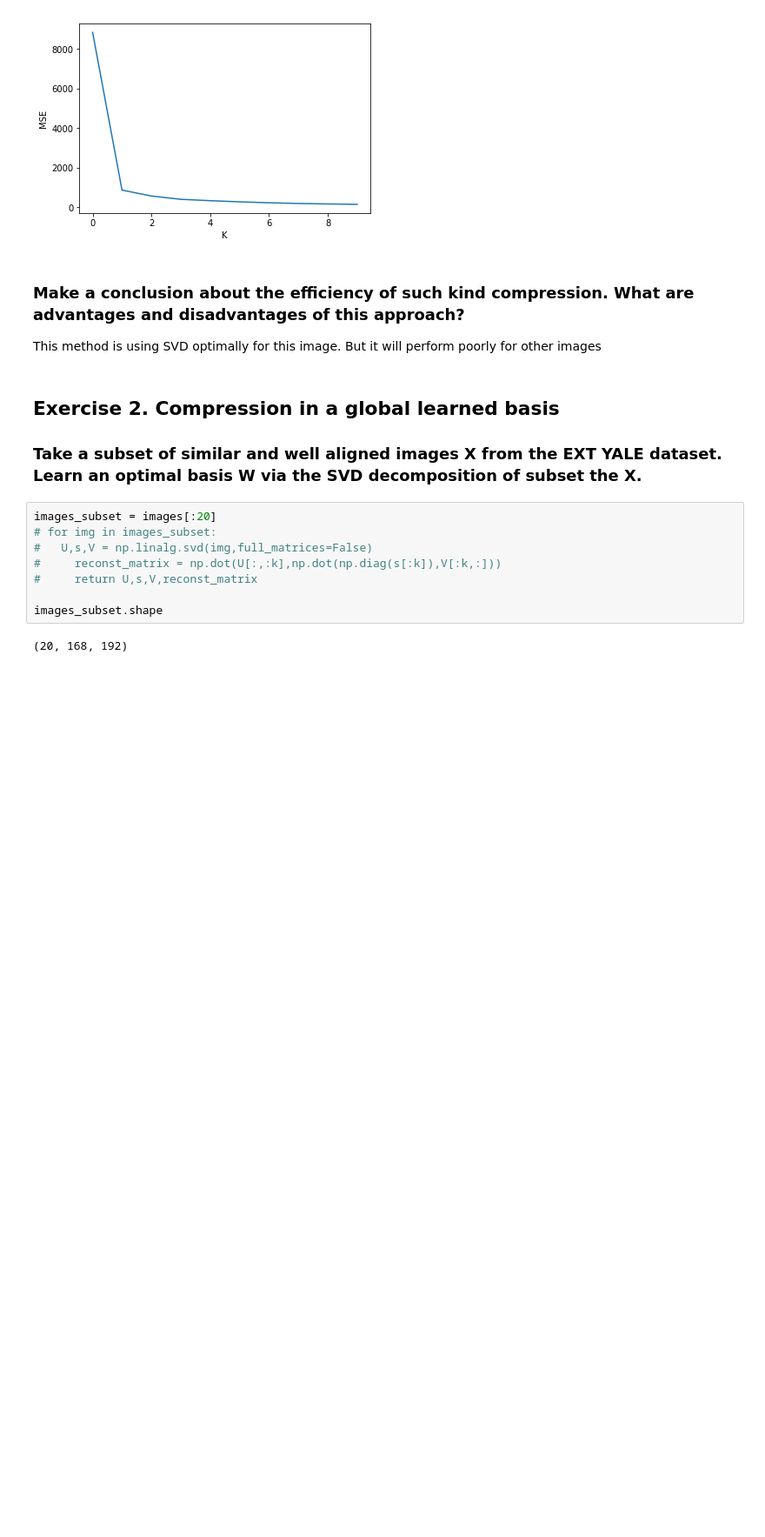
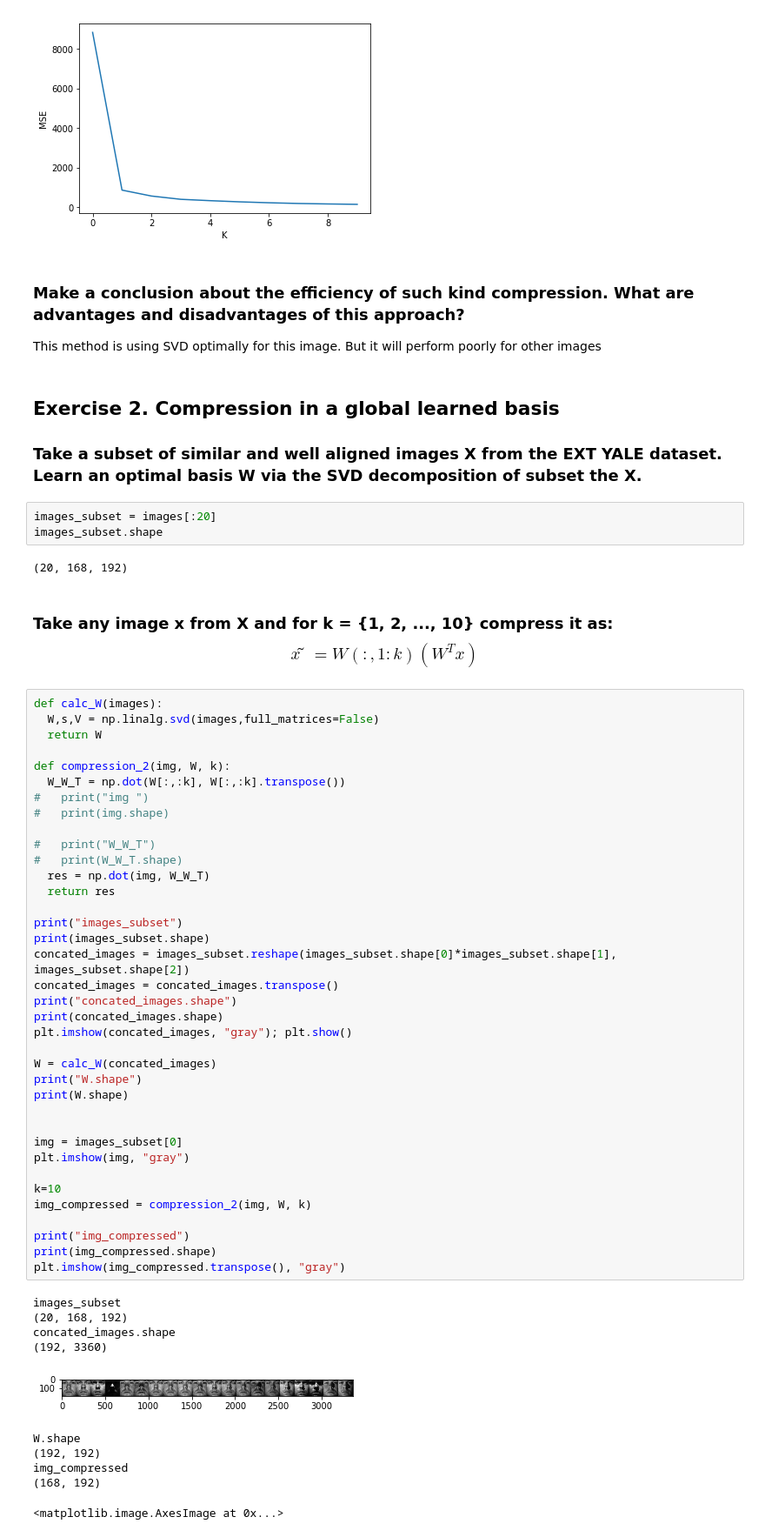
Before and after one commit to partizanos/advanced_image_processing, a Jupyter notebook: AIP_TP5.ipynb, the cells around one changed output. Shown at 87% size. Cells and saved outputs as stored; diff of their text form; blank space fills up the shorter version.

```diff
--- a/AIP_TP5.ipynb
+++ b/AIP_TP5.ipynb
@@ -104,13 +104,58 @@ But it will perform poorly for other images
 ## Exercise 2. Compression in a global learned basis
 
 ### Take a subset of similar and well aligned images X from the EXT YALE dataset. Learn an optimal basis W via the SVD decomposition of subset the X.
-# %%
-images_subset = images[:20]
-# for img in images_subset:
-#   U,s,V = np.linalg.svd(img,full_matrices=False)
-#     reconst_matrix = np.dot(U[:,:k],np.dot(np.diag(s[:k]),V[:k,:]))
-#     return U,s,V,reconst_matrix
-
-images_subset.shape
-# %% [output]
-(20, 168, 192)
+# %%
+images_subset = images[:20]
+images_subset.shape
+# %% [output]
+(20, 168, 192)
+# %% [markdown]
+### Take any image x from X and for k = {1, 2, ..., 10} compress it as:$$ x̃ = W (:, 1 : k) (W^T x)$$
+# %%
+def calc_W(images):
+  W,s,V = np.linalg.svd(images,full_matrices=False)
+  return W
+
+def compression_2(img, W, k):
+  W_W_T = np.dot(W[:,:k], W[:,:k].transpose())
+#   print("img ")
+#   print(img.shape)
+
+#   print("W_W_T")
+#   print(W_W_T.shape)
+  res = np.dot(img, W_W_T)
+  return res
+
+print("images_subset")
+print(images_subset.shape)
+concated_images = images_subset.reshape(images_subset.shape[0]*images_subset.shape[1],  images_subset.shape[2])
+concated_images = concated_images.transpose()
+print("concated_images.shape")
+print(concated_images.shape)
+plt.imshow(concated_images, "gray"); plt.show()
+
+W = calc_W(concated_images)
+print("W.shape")
+print(W.shape)
+
+
+img = images_subset[0]
+plt.imshow(img, "gray")
+
+k=10
+img_compressed = compression_2(img, W, k)
+
+print("img_compressed")
+print(img_compressed.shape)
+plt.imshow(img_compressed.transpose(), "gray")
+# %% [output]
+images_subset
+(20, 168, 192)
+concated_images.shape
+(192, 3360)
+[figure, added]
+W.shape
+(192, 192)
+img_compressed
+(168, 192)
+<matplotlib.image.AxesImage at 0x...>
```
Also changed, not shown: parts of 18 cells of this notebook.
